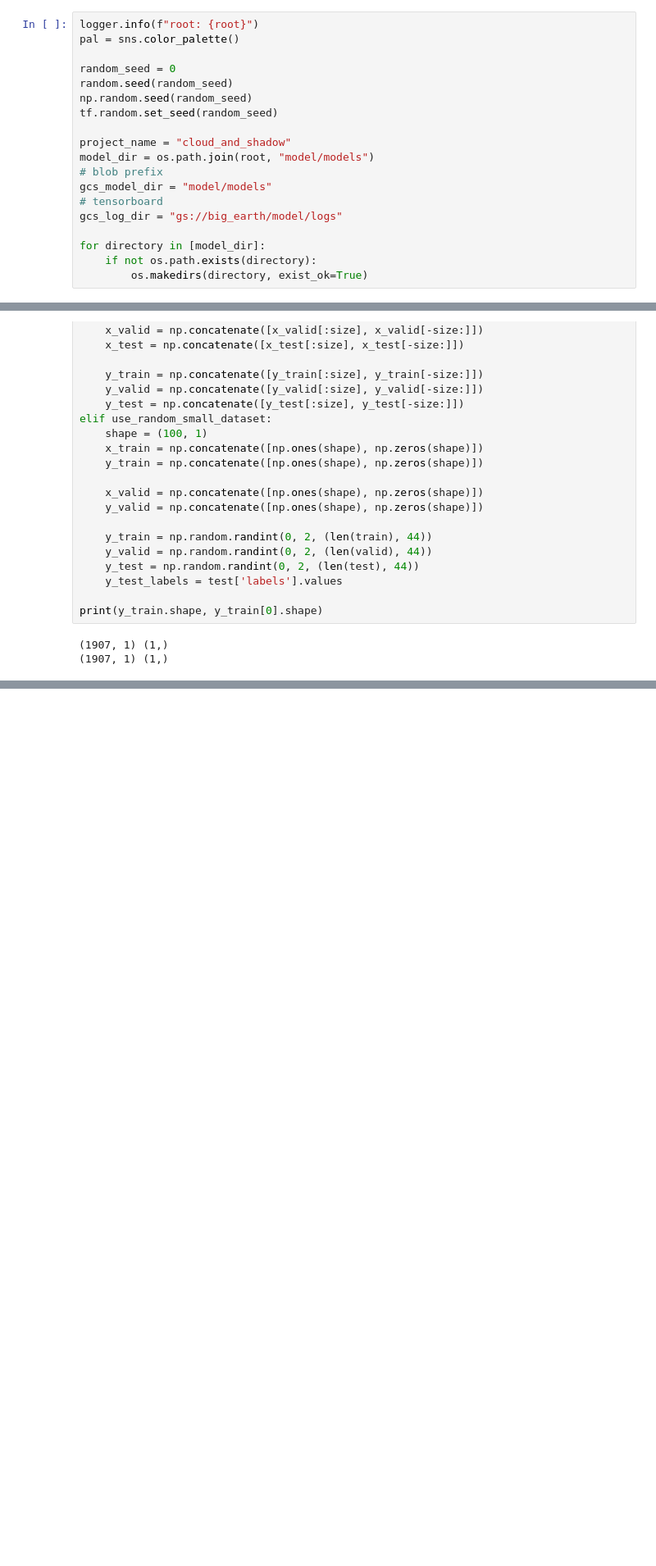
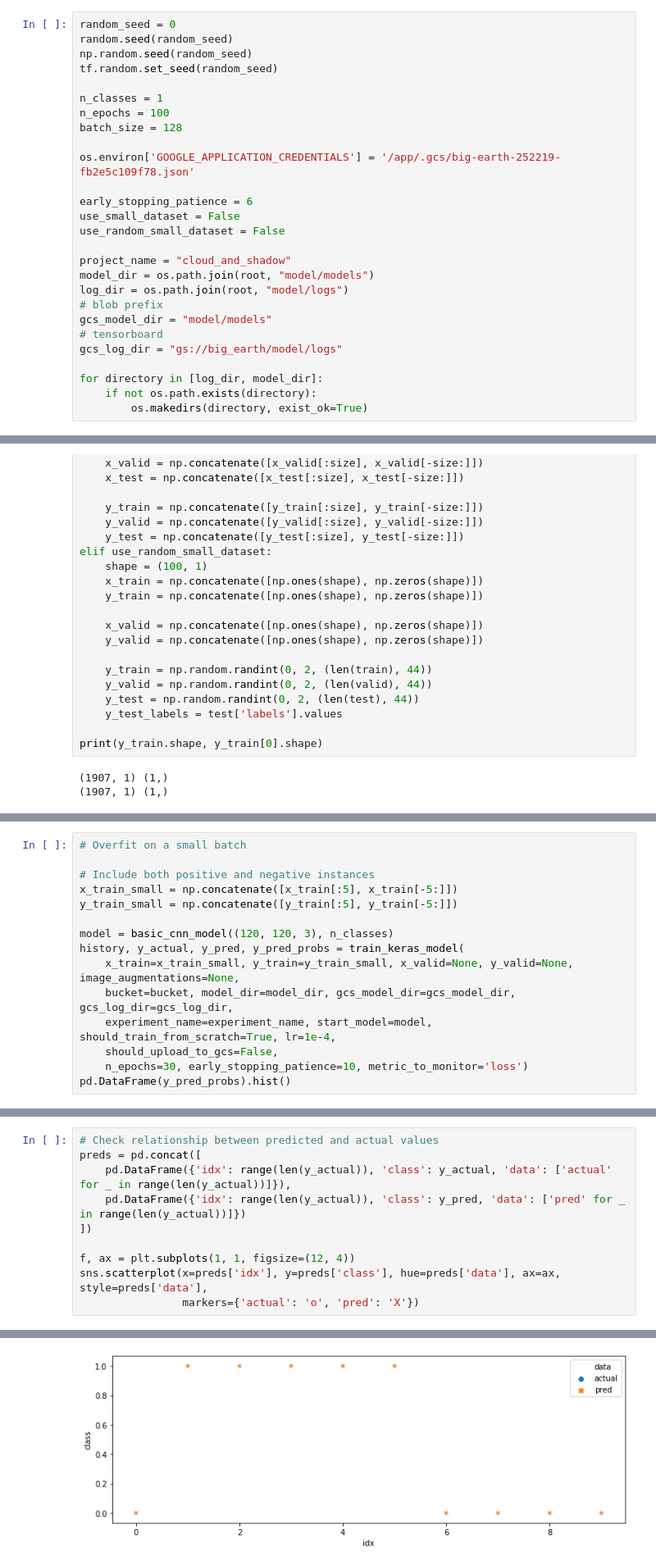
Before and after one commit to skeller88/big_earth_springboard_project, a Jupyter notebook: data_science/model.ipynb, the cells around one changed output, grey strips where cells are left out. Shown: that part at 82% size. Cells and saved outputs as stored; diff of their text form; blank space fills up the shorter version.

```diff
--- a/data_science/model.ipynb
+++ b/data_science/model.ipynb
@@ -82,19 +80,27 @@ os.environ['GOOGLE_APPLICATION_CREDENTIALS'] = '/app/.gcs/big-earth-252219-fb2e5
 # %%
-logger.info(f"root: {root}")
-pal = sns.color_palette()
-
 random_seed = 0
 random.seed(random_seed)
 np.random.seed(random_seed)
 tf.random.set_seed(random_seed)
 
+n_classes = 1
+n_epochs = 100
+batch_size = 128
+
+os.environ['GOOGLE_APPLICATION_CREDENTIALS'] = '/app/.gcs/big-earth-252219-fb2e5c109f78.json'
+
+early_stopping_patience = 6
+use_small_dataset = False
+use_random_small_dataset = False
+
 project_name = "cloud_and_shadow"
 model_dir = os.path.join(root, "model/models")
+log_dir = os.path.join(root, "model/logs")
 # blob prefix
 gcs_model_dir = "model/models"
 # tensorboard
 gcs_log_dir = "gs://big_earth/model/logs"
 
-for directory in [model_dir]:
+for directory in [log_dir, model_dir]:
     if not os.path.exists(directory):
         os.makedirs(directory, exist_ok=True)
@@ -580,0 +568,15 @@ Image dataset finished 15 batches with 1907 elements in 6.682146310806274
+# %%
+# Overfit on a small batch
+
+# Include both positive and negative instances
+x_train_small = np.concatenate([x_train[:5], x_train[-5:]])
+y_train_small = np.concatenate([y_train[:5], y_train[-5:]])
+
+model = basic_cnn_model((120, 120, 3), n_classes)
+history, y_actual, y_pred, y_pred_probs = train_keras_model(
+    x_train=x_train_small, y_train=y_train_small, x_valid=None, y_valid=None, image_augmentations=None,
+    bucket=bucket, model_dir=model_dir, gcs_model_dir=gcs_model_dir, gcs_log_dir=gcs_log_dir,
+    experiment_name=experiment_name, start_model=model, should_train_from_scratch=True, lr=1e-4,
+    should_upload_to_gcs=False,
+    n_epochs=30, early_stopping_patience=10, metric_to_monitor='loss')
+pd.DataFrame(y_pred_probs).hist()
@@ -580,0 +602,11 @@ Image dataset finished 15 batches with 1907 elements in 6.682146310806274
+# %%
+# Check relationship between predicted and actual values
+preds = pd.concat([
+    pd.DataFrame({'idx': range(len(y_actual)), 'class': y_actual, 'data': ['actual' for _ in range(len(y_actual))]}),
+    pd.DataFrame({'idx': range(len(y_actual)), 'class': y_pred, 'data': ['pred' for _ in range(len(y_actual))]})
+])
+
+f, ax = plt.subplots(1, 1, figsize=(12, 4))
+sns.scatterplot(x=preds['idx'], y=preds['class'], hue=preds['data'], ax=ax, style=preds['data'],
+                markers={'actual': 'o', 'pred': 'X'})
+# %% [output]
@@ -580,0 +614 @@ Image dataset finished 15 batches with 1907 elements in 6.682146310806274
+[figure, added]
```
Also changed, not shown: parts of 51 cells of this notebook, 13 other files.
